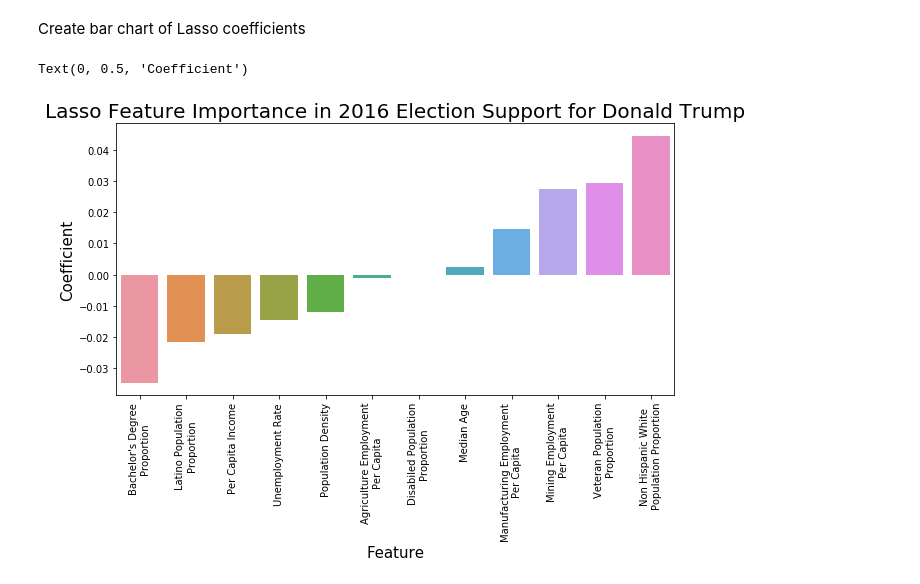
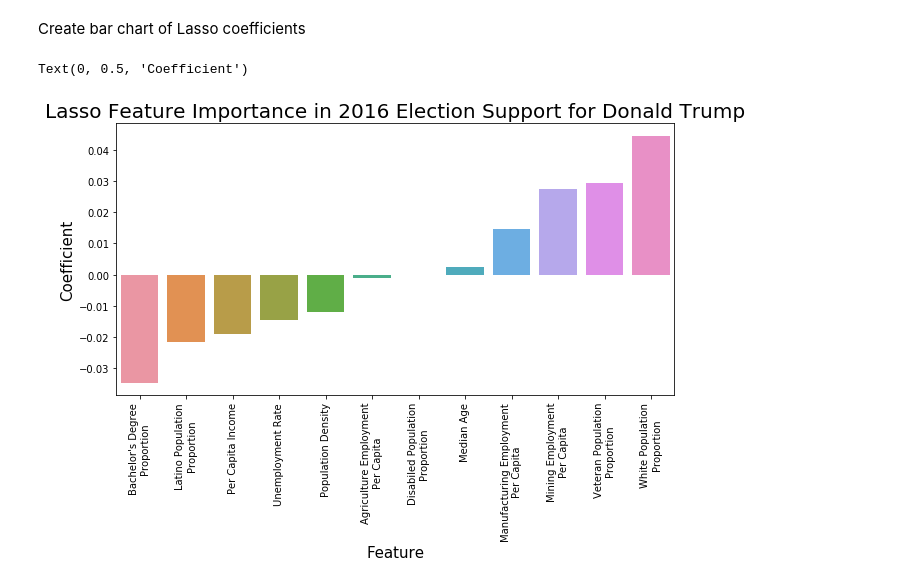
Before and after one commit to blantj/2016_election_modeling_v2, a Jupyter notebook: Modeling.ipynb, the cells around one changed output. Saved outputs shown, nothing was run; the diff lists cells and outputs as text; code cells hidden in the pictures.

```diff
--- a/Modeling.ipynb
+++ b/Modeling.ipynb
@@ -574,13 +578,13 @@ Create bar chart of Lasso coefficients
 # %%
 fig, ax = plt.subplots(figsize=(10,5))
 sns.barplot(x='Feature',y='Coefficient',data=lasso_coef, estimator=np.median, ax=ax)
 ax.set_xticklabels(["Bachelor's Degree\nProportion",  'Latino Population\nProportion', 'Per Capita Income', 'Unemployment Rate',
                    'Population Density', 'Agriculture Employment\nPer Capita','Disabiled Population\nProportion',
                    'Median Age', 'Manufacturing Employment\nPer Capita', 'Mining Employment\nPer Capita',
-                    'Veteran Population\nProportion', 'Non Hispanic White\nPopulation Proportion'], rotation=90)
+                    'Veteran Population\nProportion', 'White Population\nProportion'], rotation=90)
 ax.set_title('Lasso Feature Importance in 2016 Election Support for Donald Trump', fontsize=20)
 ax.set_xlabel('Feature', fontsize = 15)
 ax.set_ylabel('Coefficient', fontsize = 15)
 # %% [output]
 Text(0, 0.5, 'Coefficient')
-[figure, old version]
+[figure, new version]
```
Also changed, not shown: parts of 21 cells of this notebook, 2 other files.
